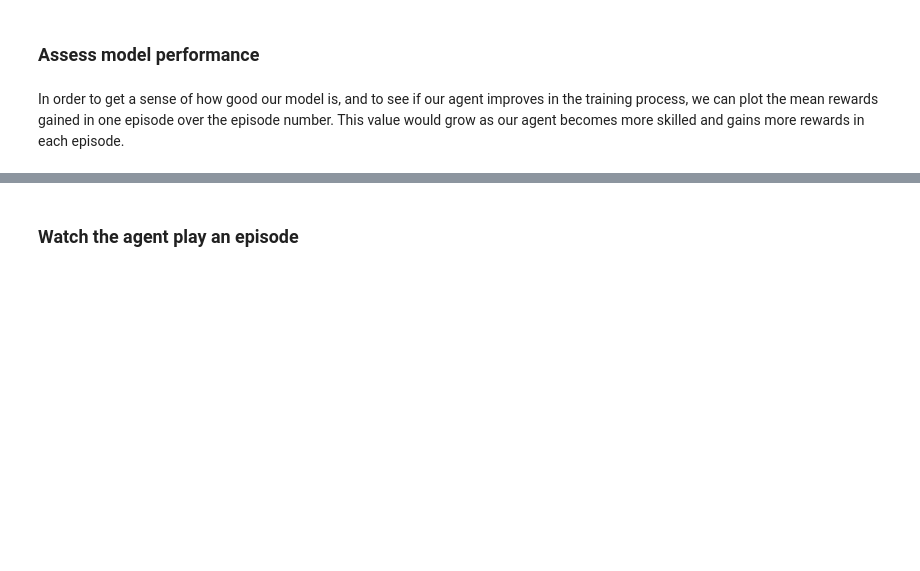
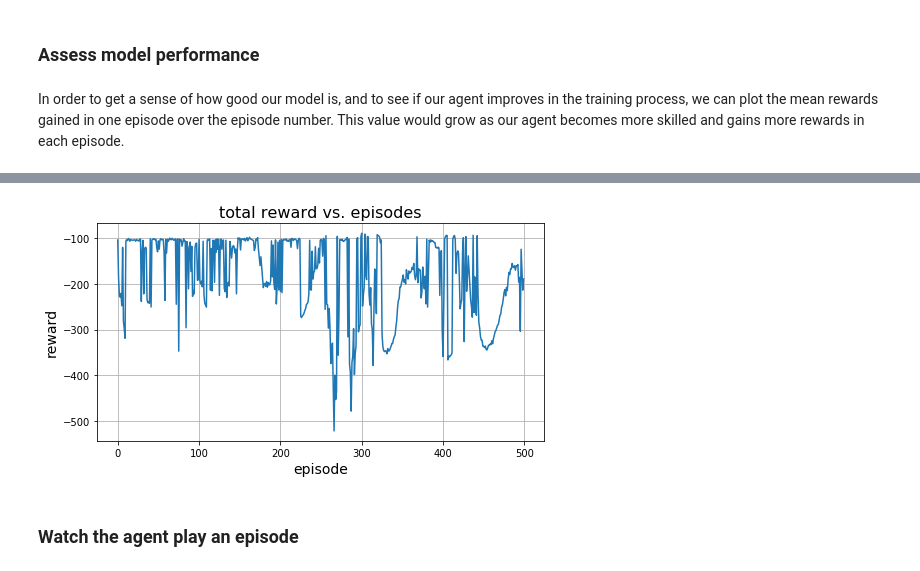
Before and after one commit to ohadmich/Reinforcement_Learning, a Jupyter notebook: RL_BipedalWalker.ipynb, the cells around one changed output, grey strips where cells are left out. Drawn from its saved outputs; the diff is of its cells as text; code cells hidden in the pictures; blank space fills up the shorter version.

```diff
--- a/RL_BipedalWalker.ipynb
+++ b/RL_BipedalWalker.ipynb
@@ -224,3 +227,12 @@ plt.grid()
+# %%
+plt.figure(figsize=(8,4))
+plt.plot(tot_ep_reward)
+plt.xlabel("episode", fontsize=14)
+plt.ylabel("reward", fontsize = 14)
+plt.title("total reward vs. episodes", fontsize = 16)
+plt.grid()
+# %% [output]
+[figure, added]
 # %% [markdown]
 ### Watch the agent play an episode
 # %% [markdown]
```
Also changed, not shown: parts of 5 cells of this notebook, 3 other files.
